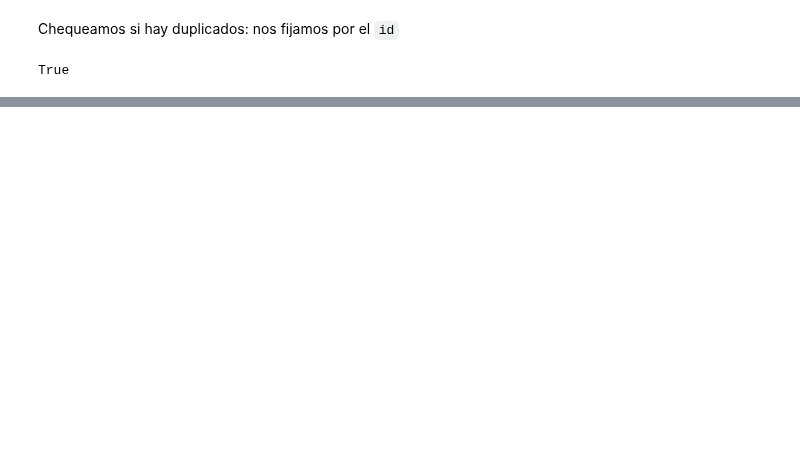
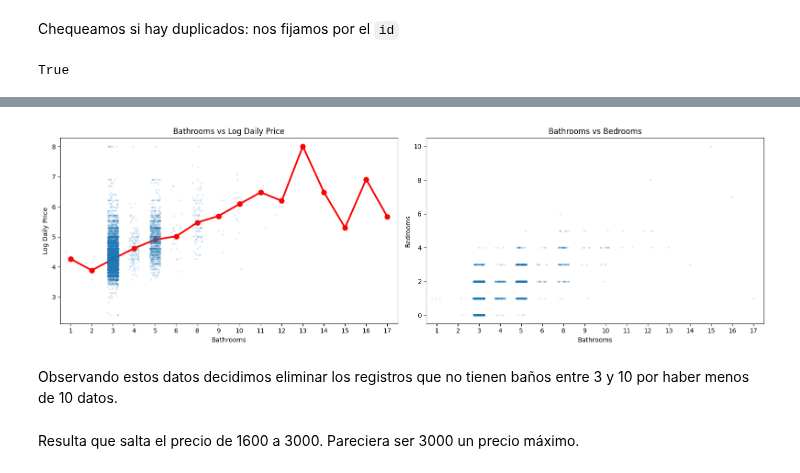
Before and after one commit to santidrelew/tp-mpg, a Jupyter notebook: tp_mpg.ipynb, the cells around one changed output, grey strips where cells are left out. Cells and saved outputs as stored; diff of their text form; code cells hidden in the pictures; blank space fills up the shorter version.

```diff
--- a/tp_mpg.ipynb
+++ b/tp_mpg.ipynb
@@ -293,0 +838,57 @@ df = df_raw[FEATURES + [TARGET]].copy()
+# %%
+import numpy as np
+import matplotlib.pyplot as plt
+import seaborn as sns
+
+fig, axes = plt.subplots(1, 2, figsize=(16, 5))
+
+# 1. Bathrooms vs log_daily_price
+sns.stripplot(
+    data=df,
+    x="bathrooms",
+    y="log_daily_price",
+    jitter=0.25,
+    alpha=0.15,
+    size=3,
+    ax=axes[0]
+)
+
+# Agregar medianas por cantidad de baños
+sns.pointplot(
+    data=df,
+    x="bathrooms",
+    y="log_daily_price",
+    estimator=np.median,
+    errorbar=None,
+    color="red",
+    markers="o",
+    linestyles="-",
+    ax=axes[0]
+)
+
+axes[0].set_title("Bathrooms vs Log Daily Price")
+axes[0].set_xlabel("Bathrooms")
+axes[0].set_ylabel("Log Daily Price")
+
+
+# 2. Bathrooms vs Bedrooms
+sns.stripplot(
+    data=df,
+    x="bathrooms",
+    y="bedrooms",
+    jitter=0.25,
+    alpha=0.15,
+    size=3,
+    ax=axes[1]
+)
+
+axes[1].set_title("Bathrooms vs Bedrooms")
+axes[1].set_xlabel("Bathrooms")
+axes[1].set_ylabel("Bedrooms")
+
+plt.tight_layout()
+plt.show()
+# %% [output]
+[figure, added]
+# %% [markdown]
+Observando estos datos decidimos eliminar los registros que no tienen baños entre 3 y 10 por haber menos de 10 datos.
@@ -293,0 +899,2 @@ df = df_raw[FEATURES + [TARGET]].copy()
+# %% [markdown]
+Resulta que salta el precio de 1600 a 3000. Pareciera ser 3000 un precio máximo.
```
Also changed, not shown: parts of 73 cells of this notebook.
